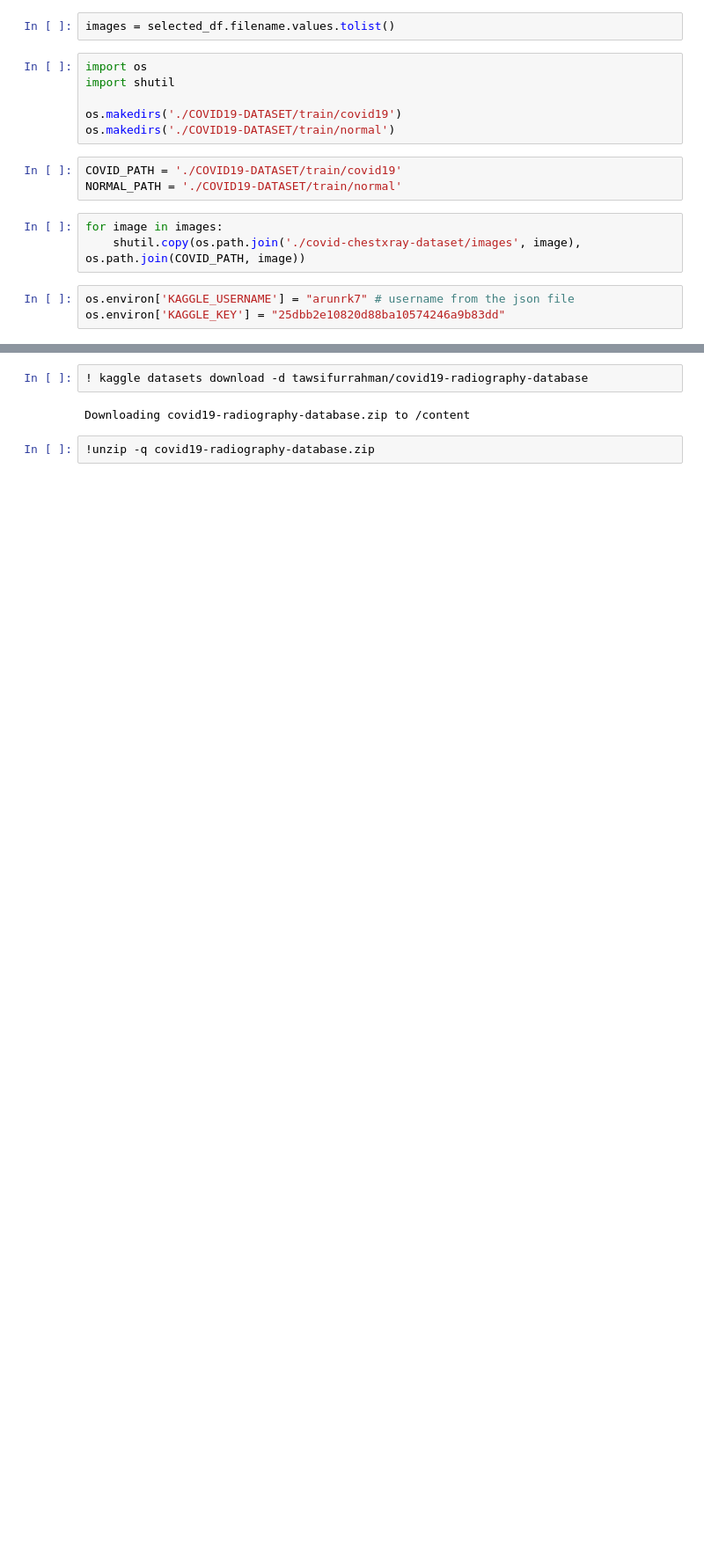
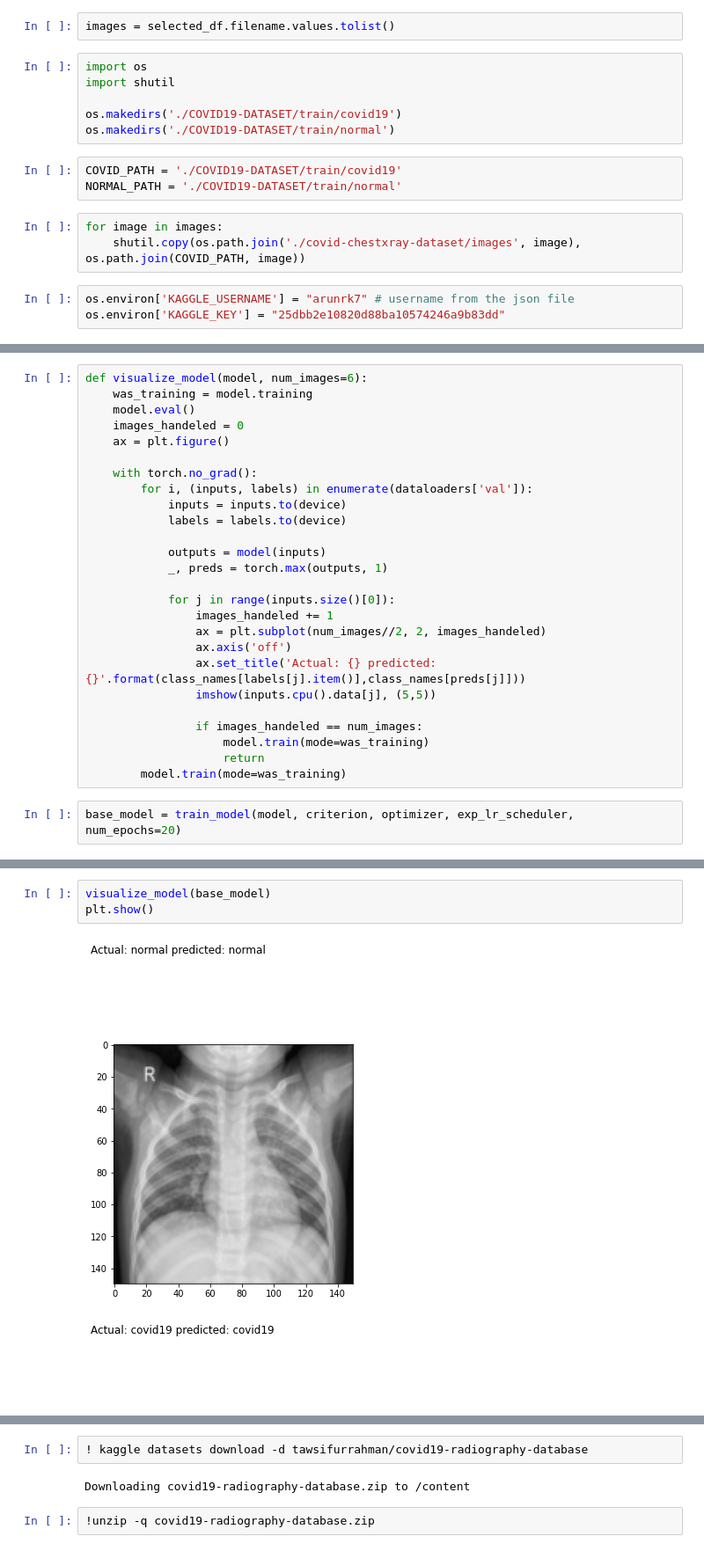
Before and after one commit to arunpandian7/covid-19-detection, a Jupyter notebook: covid_19_detection.ipynb, the cells around one changed output, grey strips where cells are left out. Shown at 88% size. Saved outputs shown, nothing was run; the diff lists cells and outputs as text; blank space fills up the shorter version.

```diff
--- a/covid_19_detection.ipynb
+++ b/covid_19_detection.ipynb
@@ -54,0 +248,28 @@ os.environ['KAGGLE_KEY'] = "25dbb2e10820d88ba10574246a9b83dd"
+# %%
+def visualize_model(model, num_images=6):
+    was_training = model.training
+    model.eval()
+    images_handeled = 0
+    ax = plt.figure()
+
+    with torch.no_grad():
+        for i, (inputs, labels) in enumerate(dataloaders['val']):
+            inputs = inputs.to(device)
+            labels = labels.to(device)
+
+            outputs = model(inputs)
+            _, preds = torch.max(outputs, 1)
+
+            for j in range(inputs.size()[0]):
+                images_handeled += 1
+                ax = plt.subplot(num_images//2, 2, images_handeled)
+                ax.axis('off')
+                ax.set_title('Actual: {} predicted: {}'.format(class_names[labels[j].item()],class_names[preds[j]]))
+                imshow(inputs.cpu().data[j], (5,5))
+
+                if images_handeled == num_images:
+                    model.train(mode=was_training)
+                    return
+        model.train(mode=was_training)
+# %%
+base_model = train_model(model, criterion, optimizer, exp_lr_scheduler, num_epochs=20)
@@ -54,0 +311,7 @@ os.environ['KAGGLE_KEY'] = "25dbb2e10820d88ba10574246a9b83dd"
+# %%
+visualize_model(base_model)
+plt.show()
+# %% [output]
+[figure, added]
+[figure, added]
+[figure, added]
```
Also changed, not shown: parts of 45 cells of this notebook, 2 other files.
